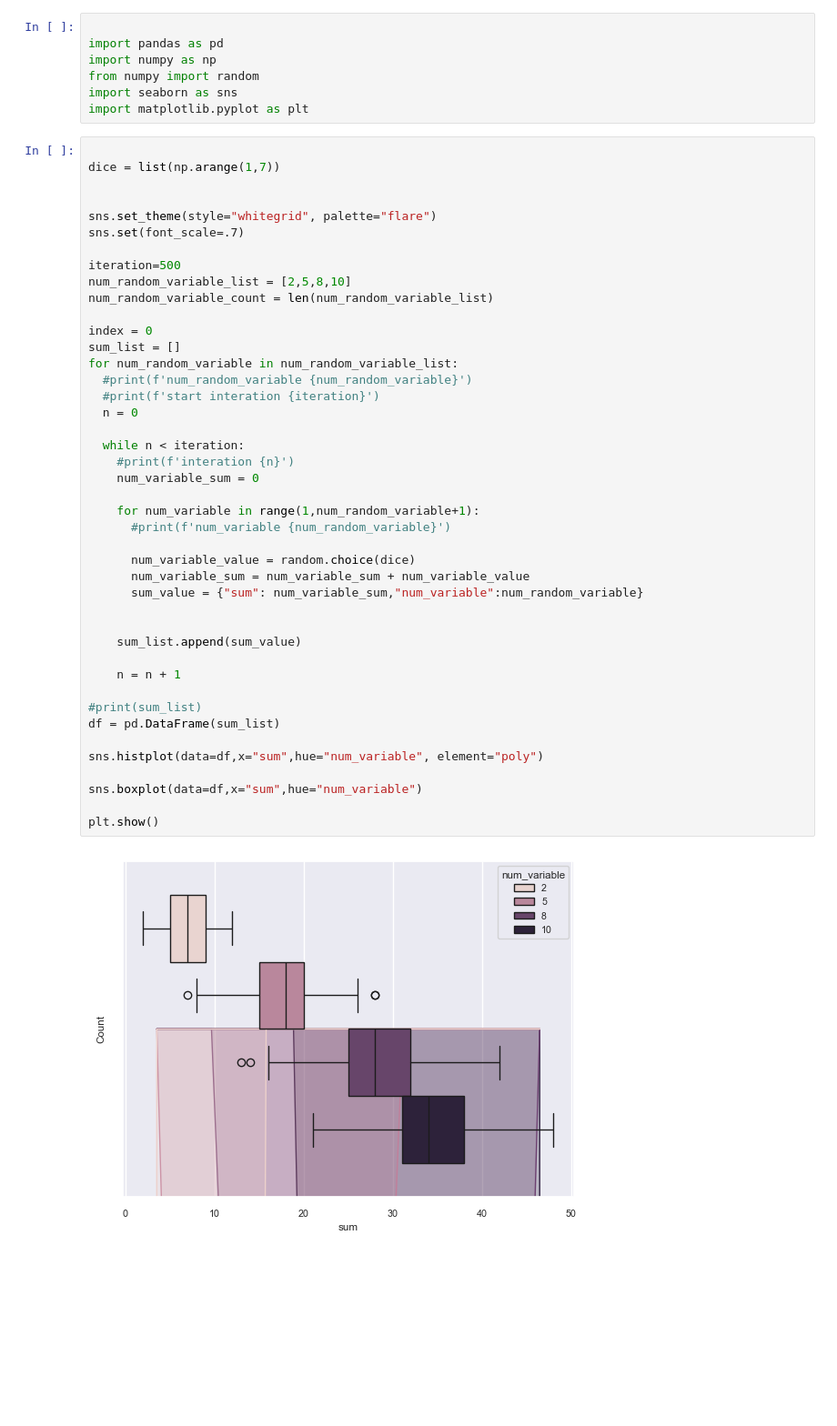
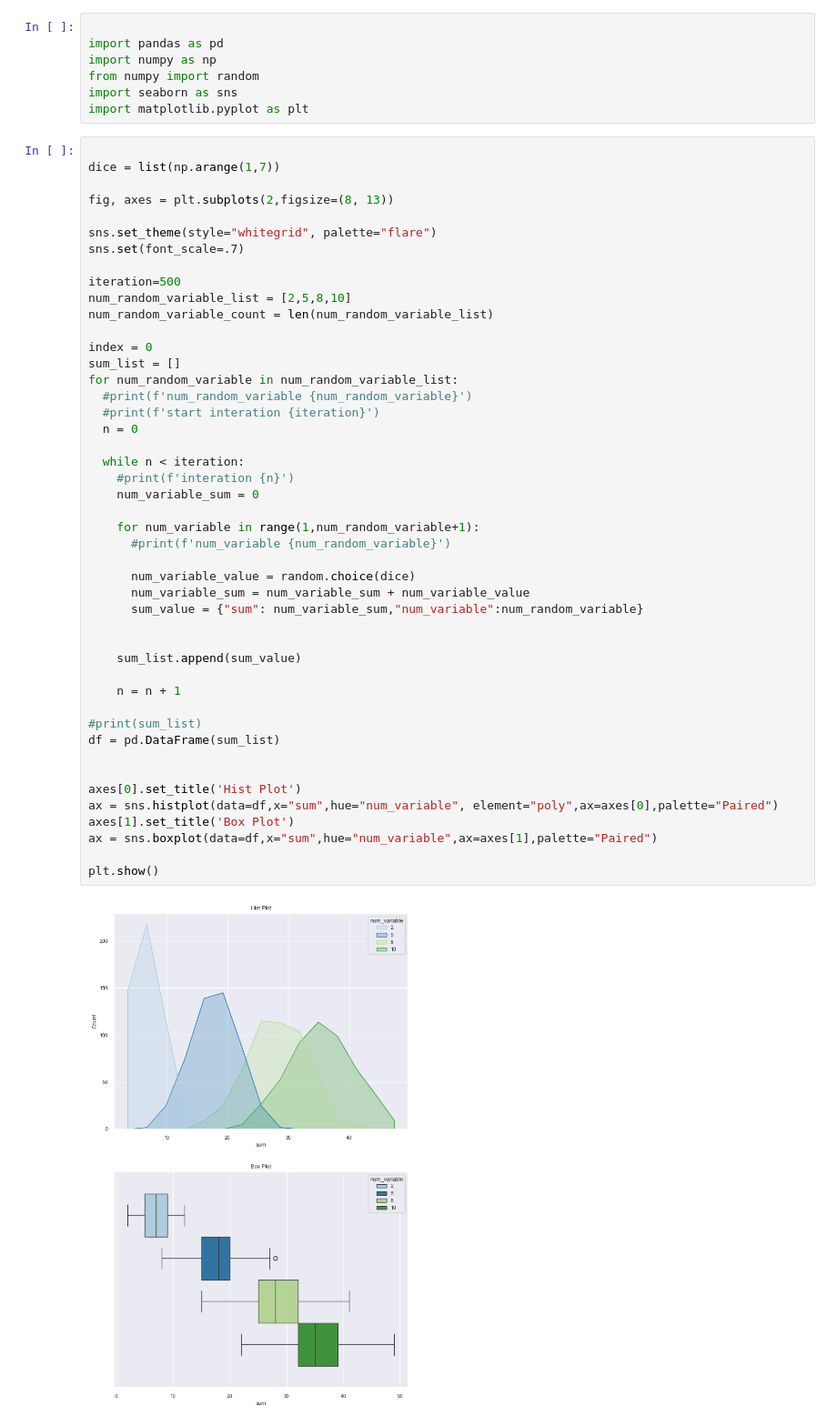
Before and after one commit to Alekhyachowdhury/Probability, a Jupyter notebook: NoteBooks/central_limit_theoren_drift.ipynb, the cells around one changed output. Shown: that part at 91% size. Cells and saved outputs as stored; diff of their text form; blank space fills up the shorter version.

```diff
--- a/NoteBooks/central_limit_theoren_drift.ipynb
+++ b/NoteBooks/central_limit_theoren_drift.ipynb
@@ -9,6 +9,7 @@ import matplotlib.pyplot as plt
 
 dice = list(np.arange(1,7))
 
+fig, axes = plt.subplots(2,figsize=(8, 13))
 
 sns.set_theme(style="whitegrid", palette="flare")
 sns.set(font_scale=.7)
@@ -20,33 +21,35 @@ num_random_variable_count = len(num_random_variable_list)
 index = 0
 sum_list = []
 for num_random_variable in num_random_variable_list:
   #print(f'num_random_variable {num_random_variable}')
   #print(f'start interation {iteration}')
   n = 0
 
   while n < iteration:
     #print(f'interation {n}')
     num_variable_sum = 0
 
     for num_variable in range(1,num_random_variable+1):
       #print(f'num_variable {num_random_variable}')
 
       num_variable_value = random.choice(dice)
       num_variable_sum = num_variable_sum + num_variable_value
       sum_value = {"sum": num_variable_sum,"num_variable":num_random_variable}
 
 
     sum_list.append(sum_value)
 
     n = n + 1
 
 #print(sum_list)
 df = pd.DataFrame(sum_list)
 
-sns.histplot(data=df,x="sum",hue="num_variable", element="poly")
 
-sns.boxplot(data=df,x="sum",hue="num_variable")
+axes[0].set_title('Hist Plot')
+ax = sns.histplot(data=df,x="sum",hue="num_variable", element="poly",ax=axes[0],palette="Paired")
+axes[1].set_title('Box Plot')
+ax = sns.boxplot(data=df,x="sum",hue="num_variable",ax=axes[1],palette="Paired")
 
 plt.show()
 # %% [output]
-[figure, old version]
+[figure, new version]
```
Also changed, not shown: 1 other file.
